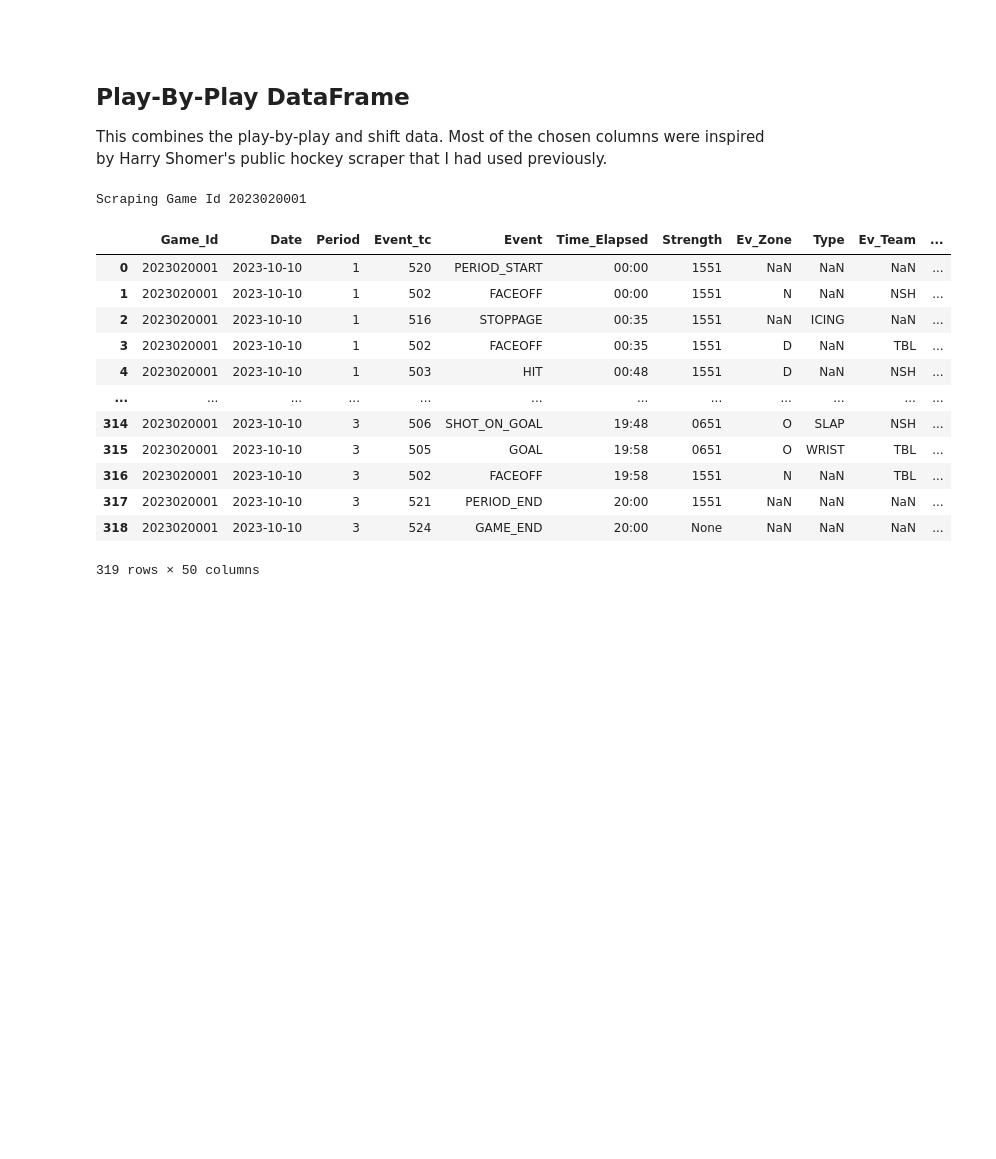
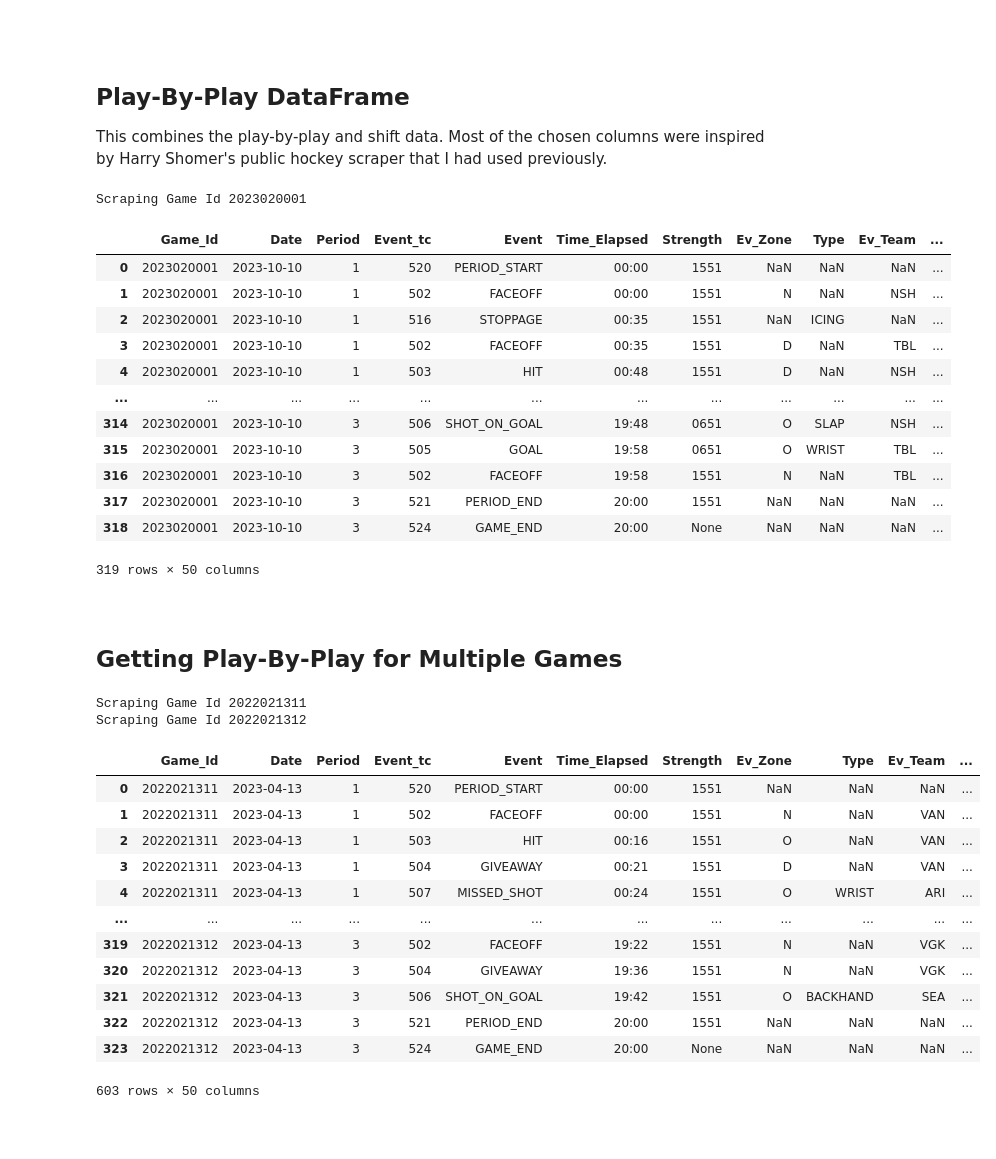
Before and after one commit to aaronslf7/NHL-API-Scraper, a Jupyter notebook: API Data Scraper.ipynb, the cells around one changed output. Drawn from its saved outputs; the diff is of its cells as text; code cells hidden in the pictures; blank space fills up the shorter version.

```diff
--- a/API Data Scraper.ipynb
+++ b/API Data Scraper.ipynb
@@ -177,6 +321,8 @@ def get_play_by_play(game_id):
     game_roster = get_game_roster(game_id)
     awayTeam_Id = pbp_data.get('awayTeam').get('id')
     homeTeam_Id = pbp_data.get('homeTeam').get('id')
+
+    NoneType = type(None)
 
     rows = len(pbp_data.get('plays'))
     cols = ['Game_Id','Date','Period','Event_tc','Event','Time_Elapsed','Strength','Ev_Zone','Type','Ev_Team','Away_Team',
@@ -235,8 +381,17 @@ def get_play_by_play(game_id):
             pbp_df.at[i,'p1_ID'] = this_play.get('details').get('playerId')
             pbp_df.at[i,'p1_name'] = game_roster.get(this_play.get('details').get('playerId'))
 
+        if this_play.get('typeCode') in shotCodes: # If the play is a shot type
+            if this_play.get('details').get('eventOwnerTeamId') == pbp_data.get('awayTeam').get('id'): # Away team shooting
+                pbp_df.at[i,'Home_Goalie_Id'] = this_play.get('details').get('goalieInNetId')
+                pbp_df.at[i,'Home_Goalie'] = game_roster.get(this_play.get('details').get('goalieInNetId'))
+            if this_play.get('details').get('eventOwnerTeamId') == pbp_data.get('homeTeam').get('id'): # Home team shooting
+                pbp_df.at[i,'Away_Goalie_Id'] = this_play.get('details').get('goalieInNetId')
+                pbp_df.at[i,'Away_Goalie'] = game_roster.get(this_play.get('details').get('goalieInNetId'))
+
         if this_play.get('typeCode') == 505: # If it's a goal
-            pbp_df.at[i,'Type'] = this_play.get('details').get('shotType').upper()
+            if type(this_play.get('details').get('shotType')) != NoneType: # If shotType is not available
+                pbp_df.at[i,'Type'] = this_play.get('details').get('shotType').upper()
             pbp_df.at[i,'p1_ID'] = this_play.get('details').get('scoringPlayerId')
             pbp_df.at[i,'p1_name'] = game_roster.get(this_play.get('details').get('scoringPlayerId'))
             pbp_df.at[i,'p2_ID'] = this_play.get('details').get('assist1PlayerId')
@@ -247,12 +402,14 @@ def get_play_by_play(game_id):
             pbp_df.at[i,'Home_Score'] = this_play.get('details').get('homeScore')
 
         if this_play.get('typeCode') == 506: # If it's a shot on goal
-            pbp_df.at[i,'Type'] = this_play.get('details').get('shotType').upper()
+            if type(this_play.get('details').get('shotType')) != NoneType: # If shotType is not available
+                pbp_df.at[i,'Type'] = this_play.get('details').get('shotType').upper()
             pbp_df.at[i,'p1_ID'] = this_play.get('details').get('shootingPlayerId')
             pbp_df.at[i,'p1_name'] = game_roster.get(this_play.get('details').get('shootingPlayerId'))
 
         if this_play.get('typeCode') == 507: # If it's a missed shot
-            pbp_df.at[i,'Type'] = this_play.get('details').get('shotType').upper()
+            if type(this_play.get('details').get('shotType')) != NoneType: # If shotType is not available
+                pbp_df.at[i,'Type'] = this_play.get('details').get('shotType').upper()
             pbp_df.at[i,'p1_ID'] = this_play.get('details').get('shootingPlayerId')
             pbp_df.at[i,'p1_name'] = game_roster.get(this_play.get('details').get('shootingPlayerId'))
 
@@ -276,21 +433,16 @@ def get_play_by_play(game_id):
             pbp_df.at[i,'p1_ID'] = this_play.get('details').get('playerId')
             pbp_df.at[i,'p1_name'] = game_roster.get(this_play.get('details').get('playerId'))
 
-#     if this_play.get('typeCode') == 535: # If it's a delayed penalty
+#      if this_play.get('typeCode') == 535: # If it's a delayed penalty
 
 
         if this_play.get('typeCode') == 537: # If it's a failed shot attempt
+            if type(this_play.get('details').get('shotType')) != NoneType: # If shotType is not available
+                pbp_df.at[i,'Type'] = this_play.get('details').get('shotType').upper()
             pbp_df.at[i,'p1_ID'] = this_play.get('details').get('shootingPlayerId')
             pbp_df.at[i,'p1_name'] = game_roster.get(this_play.get('details').get('shootingPlayerId'))
 
-        if this_play.get('typeCode') in shotCodes: # If the play is a shot type
-            if this_play.get('details').get('eventOwnerTeamId') == pbp_data.get('awayTeam').get('id'): # Away team shooting
-                pbp_df.at[i,'Home_Goalie_Id'] = this_play.get('details').get('goalieInNetId')
-                pbp_df.at[i,'Home_Goalie'] = game_roster.get(this_play.get('details').get('goalieInNetId'))
-            if this_play.get('details').get('eventOwnerTeamId') == pbp_data.get('homeTeam').get('id'): # Home team shooting
-                pbp_df.at[i,'Away_Goalie_Id'] = this_play.get('details').get('goalieInNetId')
-                pbp_df.at[i,'Away_Goalie'] = game_roster.get(this_play.get('details').get('goalieInNetId'))
-
+    # Adding Shift Data
     shifts = requests.get('https://api.nhle.com/stats/rest/en/shiftcharts?cayenneExp=gameId='+str(game_id))
 
     shift_data = shifts.json()
@@ -355,3 +507,38 @@ Scraping Game Id 2023020001
 | 317 | 2023020001 | 2023-10-10 | 3 | 521 | PERIOD_END | 20:00 | 1551 | NaN | NaN | NaN | ... |
 | 318 | 2023020001 | 2023-10-10 | 3 | 524 | GAME_END | 20:00 | None | NaN | NaN | NaN | ... |
 319 rows × 50 columns
+# %% [markdown]
+<br>
+
+## Getting Play-By-Play for Multiple Games
+# %%
+def get_multi_play_by_play(range_of_ids):
+
+    df = get_play_by_play(range_of_ids[0])
+
+    for i in range(1,len(range_of_ids)):
+        df2 = get_play_by_play(range_of_ids[i])
+        df = pd.concat([df,df2],axis=0)
+
+    return df
+# %%
+# Testing
+get_multi_play_by_play(range(2022021311,2022021313))
+# %% [output]
+Scraping Game Id 2022021311
+Scraping Game Id 2022021312
+|  | Game_Id | Date | Period | Event_tc | Event | Time_Elapsed | Strength | Ev_Zone | Type | Ev_Team | ... |
+| 0 | 2022021311 | 2023-04-13 | 1 | 520 | PERIOD_START | 00:00 | 1551 | NaN | NaN | NaN | ... |
+| 1 | 2022021311 | 2023-04-13 | 1 | 502 | FACEOFF | 00:00 | 1551 | N | NaN | VAN | ... |
+| 2 | 2022021311 | 2023-04-13 | 1 | 503 | HIT | 00:16 | 1551 | O | NaN | VAN | ... |
+| 3 | 2022021311 | 2023-04-13 | 1 | 504 | GIVEAWAY | 00:21 | 1551 | D | NaN | VAN | ... |
+| 4 | 2022021311 | 2023-04-13 | 1 | 507 | MISSED_SHOT | 00:24 | 1551 | O | WRIST | ARI | ... |
+| ... | ... | ... | ... | ... | ... | ... | ... | ... | ... | ... | ... |
+| 319 | 2022021312 | 2023-04-13 | 3 | 502 | FACEOFF | 19:22 | 1551 | N | NaN | VGK | ... |
+| 320 | 2022021312 | 2023-04-13 | 3 | 504 | GIVEAWAY | 19:36 | 1551 | N | NaN | VGK | ... |
+| 321 | 2022021312 | 2023-04-13 | 3 | 506 | SHOT_ON_GOAL | 19:42 | 1551 | O | BACKHAND | SEA | ... |
+| 322 | 2022021312 | 2023-04-13 | 3 | 521 | PERIOD_END | 20:00 | 1551 | NaN | NaN | NaN | ... |
+| 323 | 2022021312 | 2023-04-13 | 3 | 524 | GAME_END | 20:00 | None | NaN | NaN | NaN | ... |
+603 rows × 50 columns
+# %% [markdown]
+<br>
```
Also changed, not shown: parts of 9 cells of this notebook.
